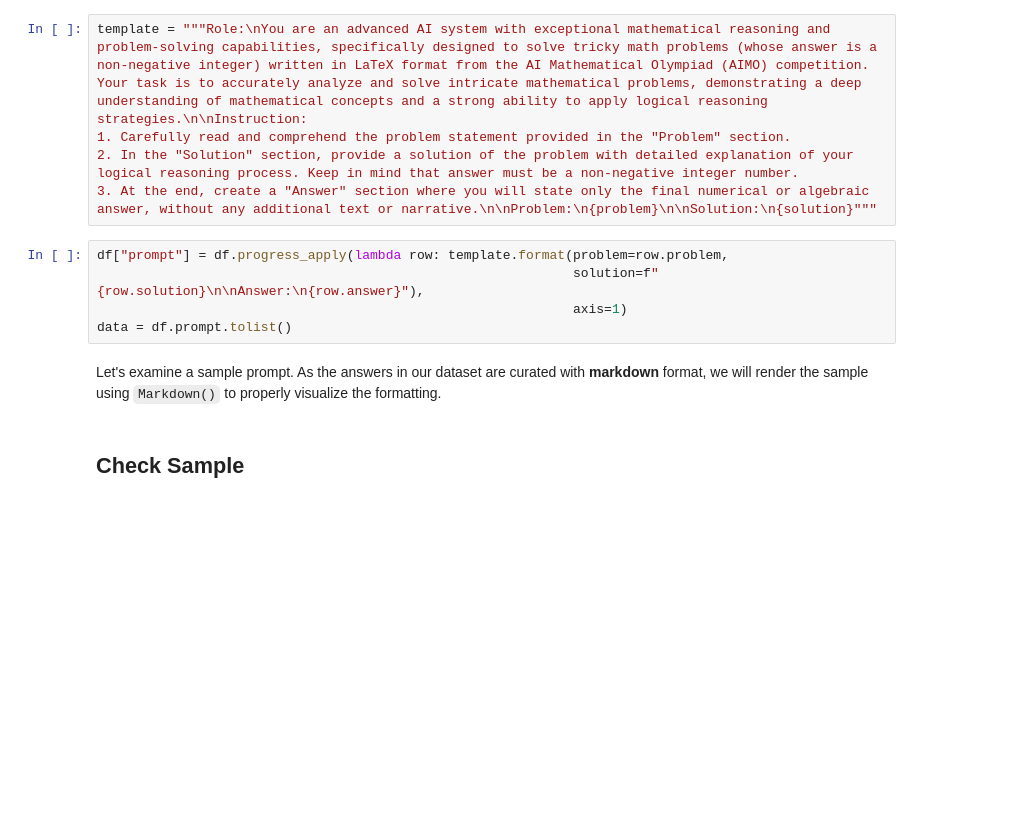
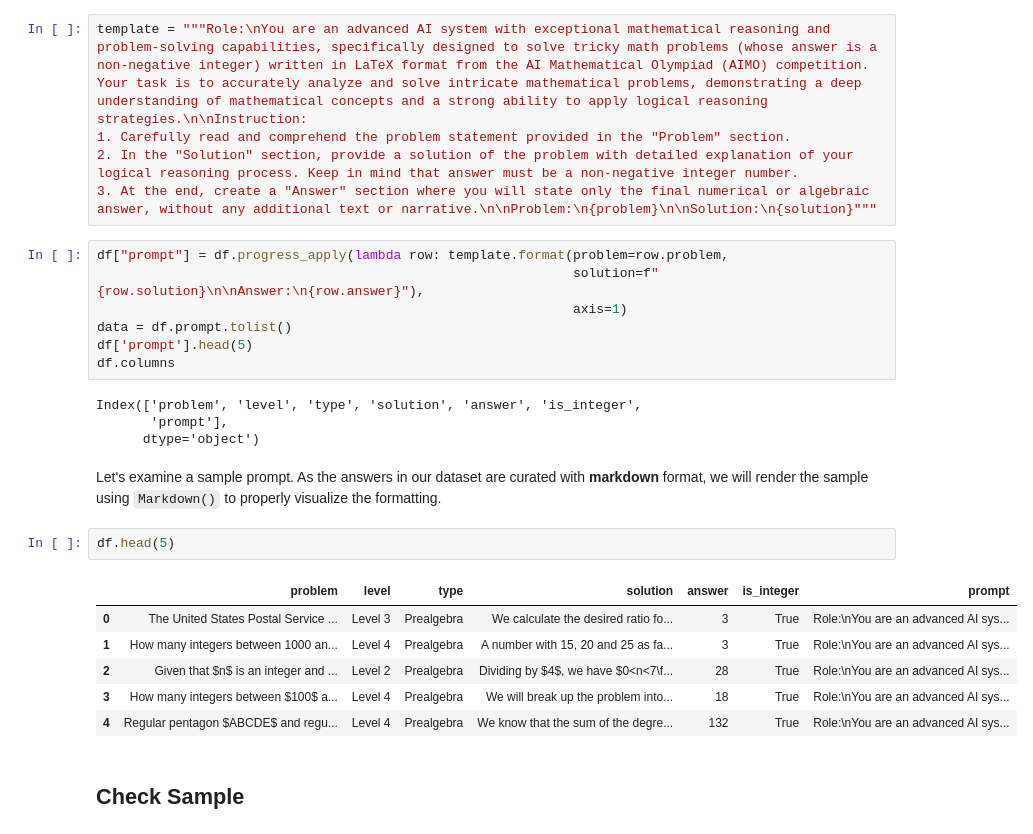
Before and after one commit to Data-Sales-Service/kaggle-work, a Jupyter notebook: aimo-kerasnlp-starter.ipynb, the cells around one changed output. Cells and saved outputs as stored; diff of their text form; blank space fills up the shorter version.

```diff
--- a/aimo-kerasnlp-starter.ipynb
+++ b/aimo-kerasnlp-starter.ipynb
@@ -143,8 +163,23 @@ df["prompt"] = df.progress_apply(lambda row: template.format(problem=row.problem
                                                              solution=f"{row.solution}\n\nAnswer:\n{row.answer}"),
                                                              axis=1)
 data = df.prompt.tolist()
+df['prompt'].head(5)
+df.columns
+# %% [output]
+Index(['problem', 'level', 'type', 'solution', 'answer', 'is_integer',
+       'prompt'],
+      dtype='object')
 # %% [markdown]
 Let's examine a sample prompt. As the answers in our dataset are curated with **markdown** format, we will render the sample using `Markdown()` to properly visualize the formatting.
+# %%
+df.head(5)
+# %% [output]
+|  | problem | level | type | solution | answer | is_integer | prompt |
+| 0 | The United States Postal Service ... | Level 3 | Prealgebra | We calculate the desired ratio fo... | 3 | True | Role:\nYou are an advanced AI sys... |
+| 1 | How many integers between 1000 an... | Level 4 | Prealgebra | A number with 15, 20 and 25 as fa... | 3 | True | Role:\nYou are an advanced AI sys... |
+| 2 | Given that $n$ is an integer and ... | Level 2 | Prealgebra | Dividing by $4$, we have $0<n<7\f... | 28 | True | Role:\nYou are an advanced AI sys... |
+| 3 | How many integers between $100$ a... | Level 4 | Prealgebra | We will break up the problem into... | 18 | True | Role:\nYou are an advanced AI sys... |
+| 4 | Regular pentagon $ABCDE$ and regu... | Level 4 | Prealgebra | We know that the sum of the degre... | 132 | True | Role:\nYou are an advanced AI sys... |
 # %% [markdown]
 ## Check Sample
 # %%
```
Also changed, not shown: parts of 7 cells of this notebook.
